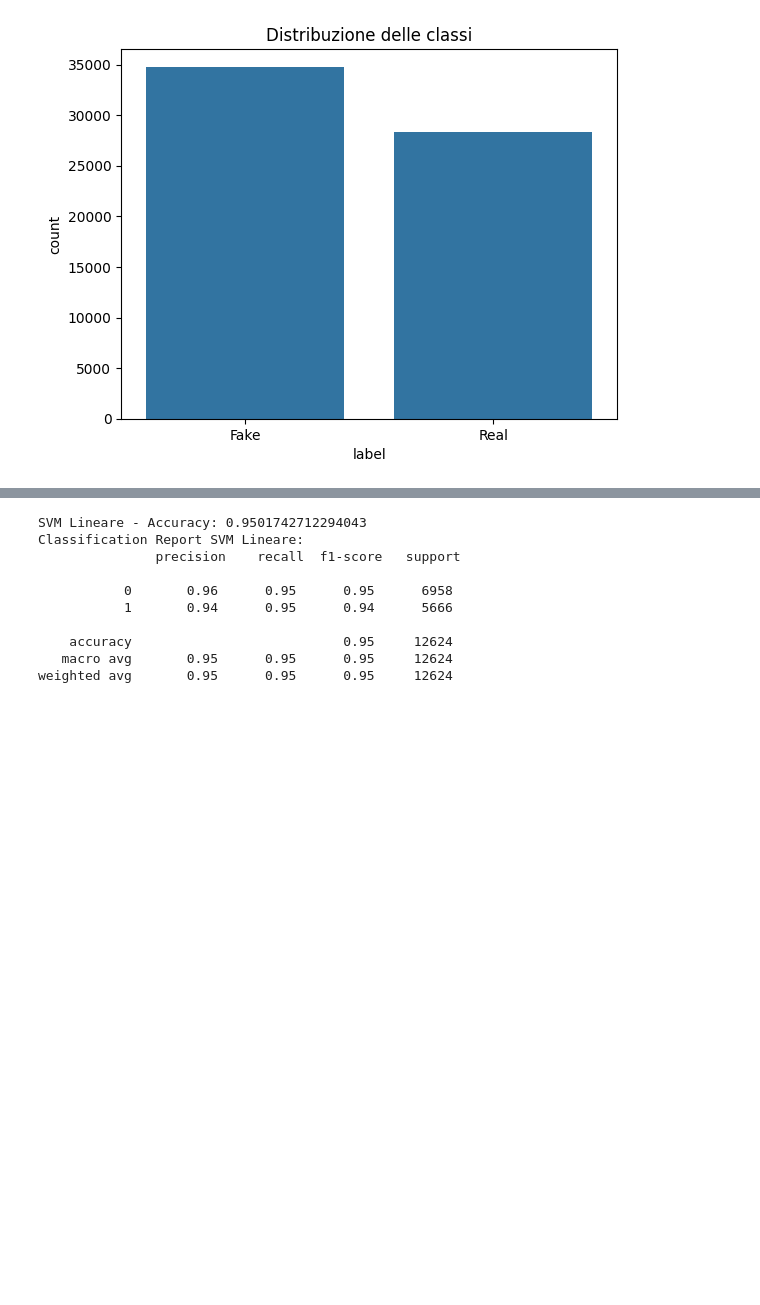
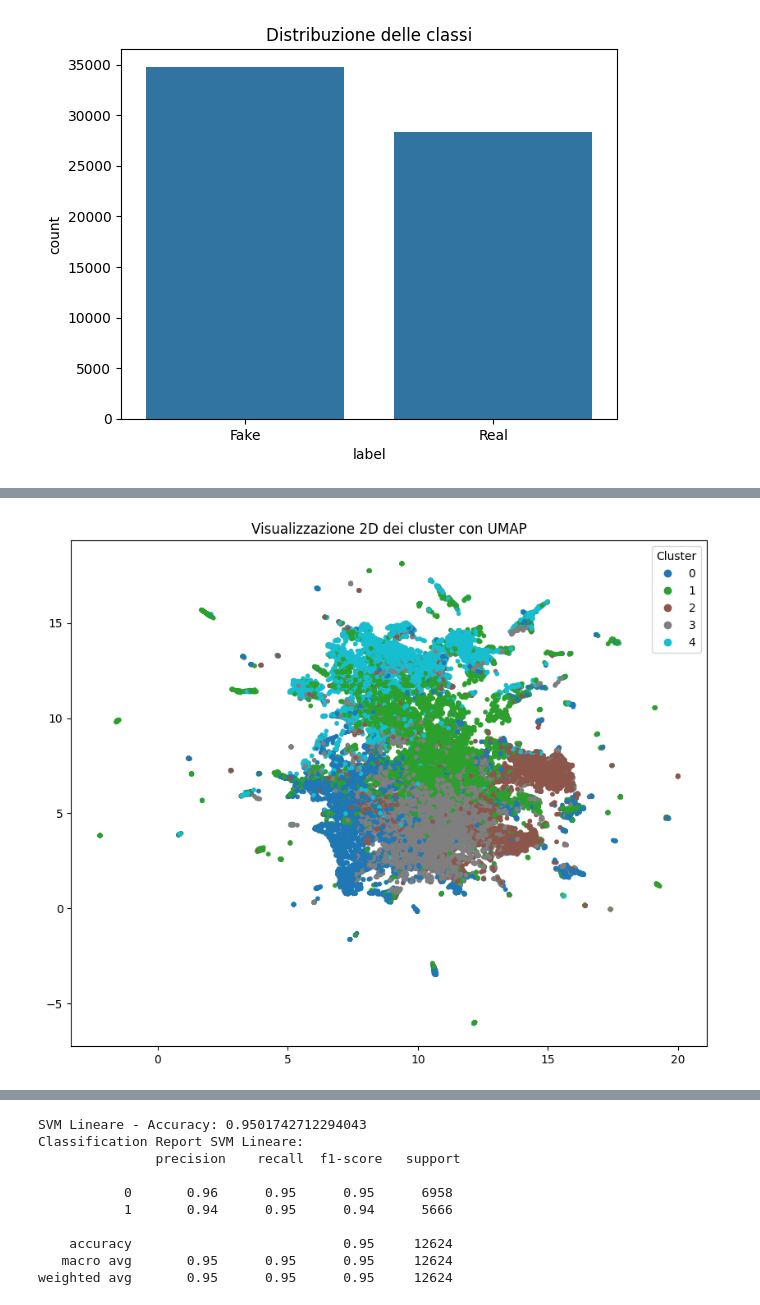
Before and after one commit to esterdegiosa03/fake-news-detection, a Jupyter notebook: prog_ml.ipynb, the cells around one changed output, grey strips where cells are left out. Drawn from its saved outputs; the diff is of its cells as text; code cells hidden in the pictures; blank space fills up the shorter version.

```diff
--- a/prog_ml.ipynb
+++ b/prog_ml.ipynb
@@ -244,0 +324,24 @@ Deviazione standard: 0.0035
+# %%
+# 1. Carica il modello pre‑allenato
+model_emb = SentenceTransformer("all-MiniLM-L6-v2")
+
+# 2. Prepara i testi (usa il tuo clean_text)
+texts = df['clean_text'].tolist()  # o 'full_text', come preferisci
+
+# 3. Genera gli embeddings
+embeddings = model_emb.encode(texts, show_progress_bar=True)
+
+# 4. Scegli il numero di cluster (es: 5)
+n_clusters = 5
+kmeans = KMeans(n_clusters=n_clusters, random_state=42)
+labels = kmeans.fit_predict(embeddings)
+
+# 5. Unisci i cluster al DataFrame
+df_clusters = pd.DataFrame({'text': texts, 'cluster': labels})
+
+# 6. Visualizza qualche esempio da ogni cluster
+for cluster_id in range(n_clusters):
+    print(f"\n🔹 Cluster {cluster_id} (esempi):")
+    sample = df_clusters[df_clusters['cluster']==cluster_id].sample(5, random_state=42)['text'].tolist()
+    for txt in sample:
+        print(" -", txt[:100].replace("\n"," "))
@@ -244,0 +369,19 @@ Deviazione standard: 0.0035
+# %%
+import umap.umap_ as umap
+import matplotlib.pyplot as plt
+
+# embeddings = vettori dei tuoi documenti (es. shape (n_samples, n_features))
+# labels = cluster assegnati a ciascun documento (array di lunghezza n_samples)
+
+# Step 1: riduzione dimensionale
+reducer = umap.UMAP(n_components=2, random_state=42)
+embedding_2d = reducer.fit_transform(embeddings)
+
+# Step 2: scatter plot con colori per cluster
+plt.figure(figsize=(10,8))
+scatter = plt.scatter(embedding_2d[:,0], embedding_2d[:,1], c=labels, cmap='tab10', s=10)
+plt.legend(*scatter.legend_elements(), title="Cluster")
+plt.title("Visualizzazione 2D dei cluster con UMAP")
+plt.show()
+# %% [output]
+[figure, added]
```
Also changed, not shown: parts of 23 cells of this notebook.
